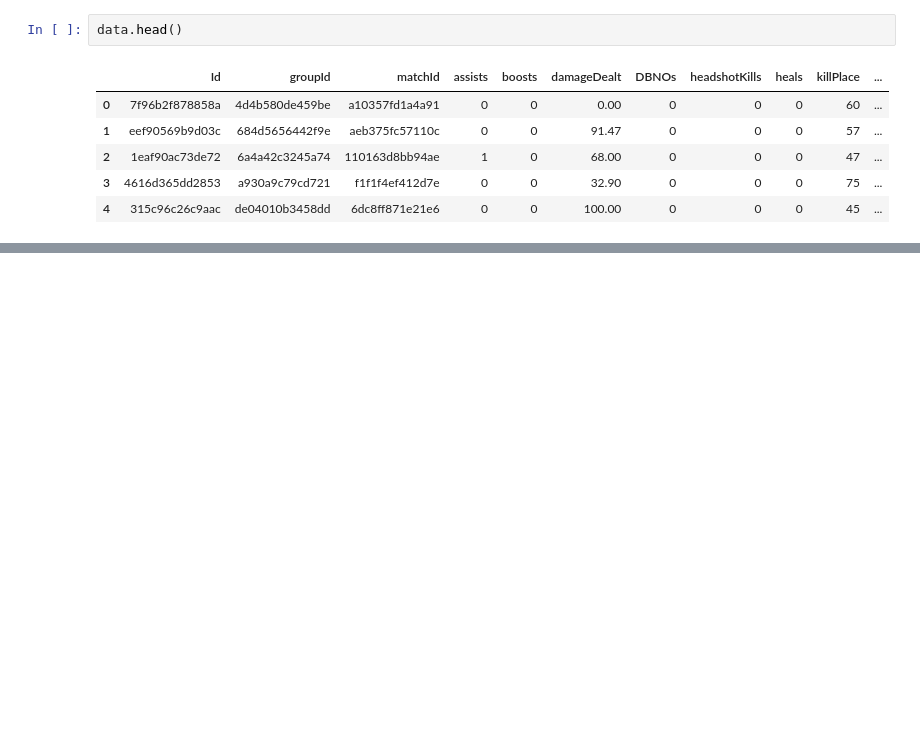
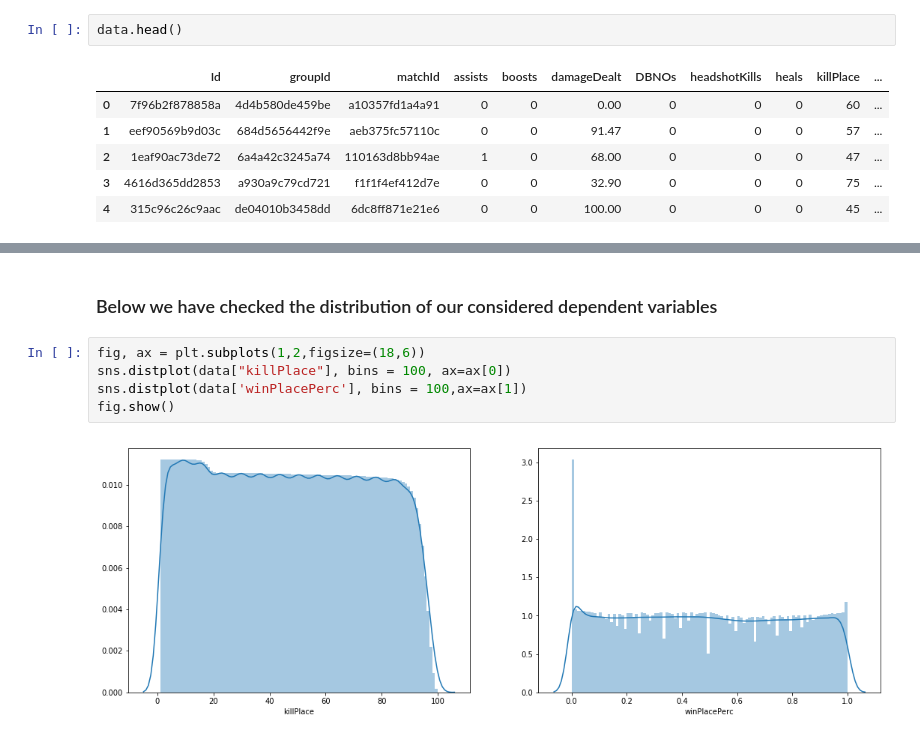
Before and after one commit to Szmariu/scaling-octo-disco, a Jupyter notebook: code.ipynb, the cells around one changed output, grey strips where cells are left out. Cells and saved outputs as stored; diff of their text form; blank space fills up the shorter version.

```diff
--- a/code.ipynb
+++ b/code.ipynb
@@ -423,0 +229,9 @@ print(accs)
+# %% [markdown]
+### Below we have checked the distribution of our considered dependent variables
+# %%
+fig, ax = plt.subplots(1,2,figsize=(18,6))
+sns.distplot(data["killPlace"], bins = 100, ax=ax[0])
+sns.distplot(data['winPlacePerc'], bins = 100,ax=ax[1])
+fig.show()
+# %% [output]
+[figure, added]
```
Also changed, not shown: parts of 147 cells of this notebook, 8 other files.
